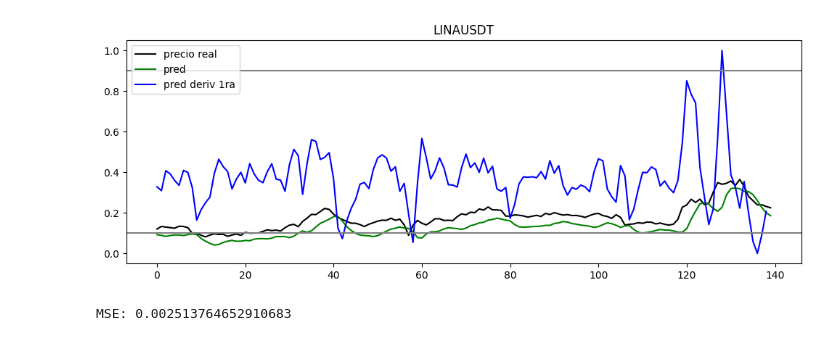
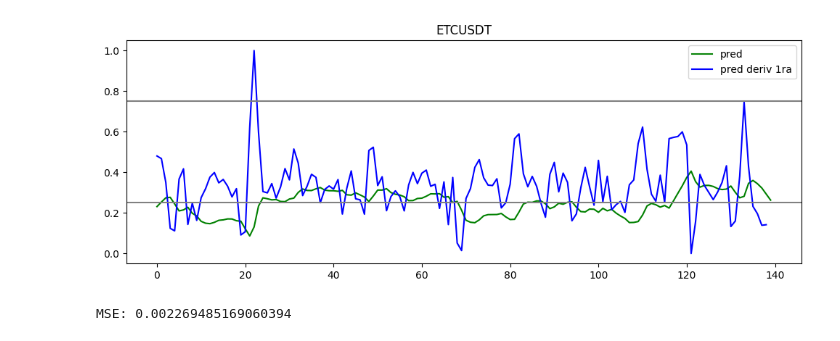
Before and after one commit to luisgomezzz/luchocrypto, a Jupyter notebook: predictor/predictor.ipynb, the cells around one changed output. Saved outputs shown, nothing was run; the diff lists cells and outputs as text; code cells hidden in the pictures.

```diff
--- a/predictor/predictor.ipynb
+++ b/predictor/predictor.ipynb
@@ -3,25 +3,19 @@ import numpy as np
 import matplotlib.pyplot as plt
 import pandas as pd
 import pandas_ta as ta
-from binance import Client, ThreadedWebsocketManager, ThreadedDepthCacheManager
-import mplfinance as mpf
+from binance import Client
 import talib
 from sklearn.preprocessing import MinMaxScaler
-from keras.models import Sequential
 from keras.layers import LSTM
-from keras.layers import Dropout
 from keras.layers import Dense
-from keras.layers import TimeDistributed
-import tensorflow as tf
-import keras
 from keras import optimizers
-from keras.callbacks import History
 from keras.models import Model
-from keras.layers import Dense, Dropout, LSTM, Input, Activation, concatenate
+from keras.layers import Dense, LSTM, Input, Activation
 import numpy as np
 from sklearn.metrics import mean_squared_error
+import keras
 
-symbol = 'LDOUSDT'
+symbol = 'ETCUSDT'
 client = Client("qycthSI8s5HH0b95MxH3lFKPPUeZu8mCSgztp00x2d7SdHmfOp2U9qBeCCbxPyDg",
                 "zeJqYkyWzBIdGDMmyfUnofQiThirgEgOCDYvS3rzcq4yle1afD7YEQkciCI43yNs")
 
@@ -122,15 +116,15 @@ deriv_y_pred_scaled = sc.fit_transform(deriv_y_pred)
 deriv_y_pred_scaled2 = sc.fit_transform(deriv_y_pred2)
 
 plt.figure(figsize=(12,4))
-plt.plot(y_test, color = 'black', label = 'precio real')
+#plt.plot(y_test, color = 'black', label = 'precio real')
 plt.plot(y_pred, color = 'green', label = 'pred')
 plt.plot(deriv_y_pred_scaled, color = 'blue', label = 'pred deriv 1ra')
 #plt.plot(deriv_y_pred_scaled2, color = 'red', label = 'pred deriv 2da')
 #plt.plot(deriv_y_pred, color = 'brown', label = 'diff real')
 
 #plt.xlim(80, 140)
-umbralalto = 0.9
-umbralbajo = 0.1
+umbralalto = 0.75
+umbralbajo = 0.25
 plt.axhline(y = umbralalto, color = 'GREY', linestyle = '-')
 plt.axhline(y = umbralbajo, color = 'GREY', linestyle = '-')
 plt.legend()
@@ -146,2 +140,2 @@ print('MSE:', mse)
-[figure, old version]
+[figure, new version]
-MSE: 0.002513764652910683
+MSE: 0.002269485169060394
```
Also changed, not shown: parts of 2 cells of this notebook, 2 other files.
